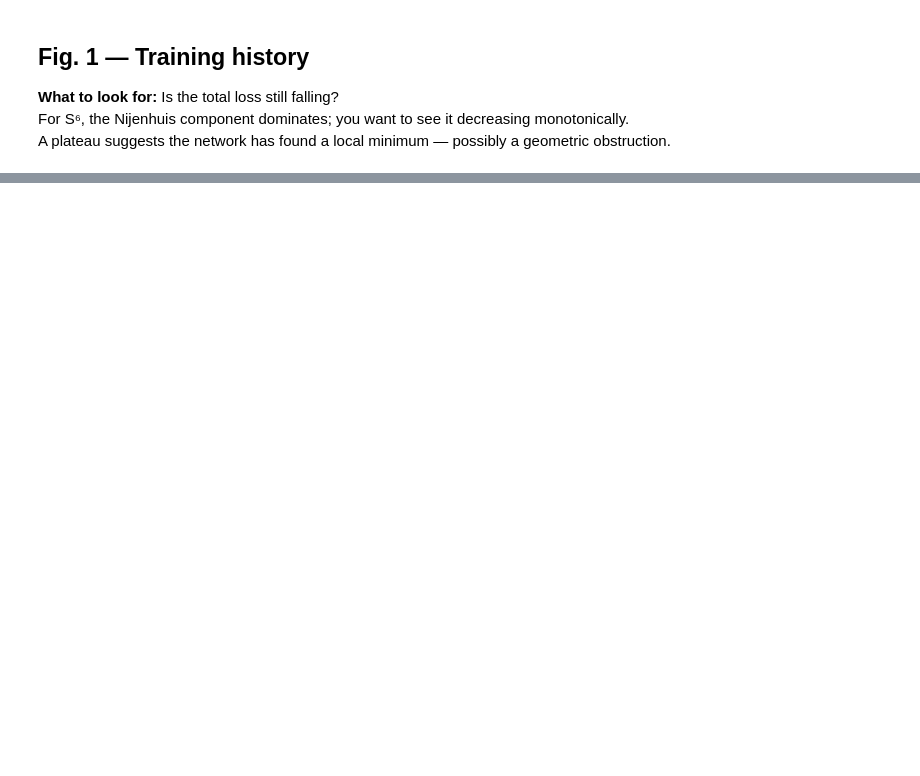
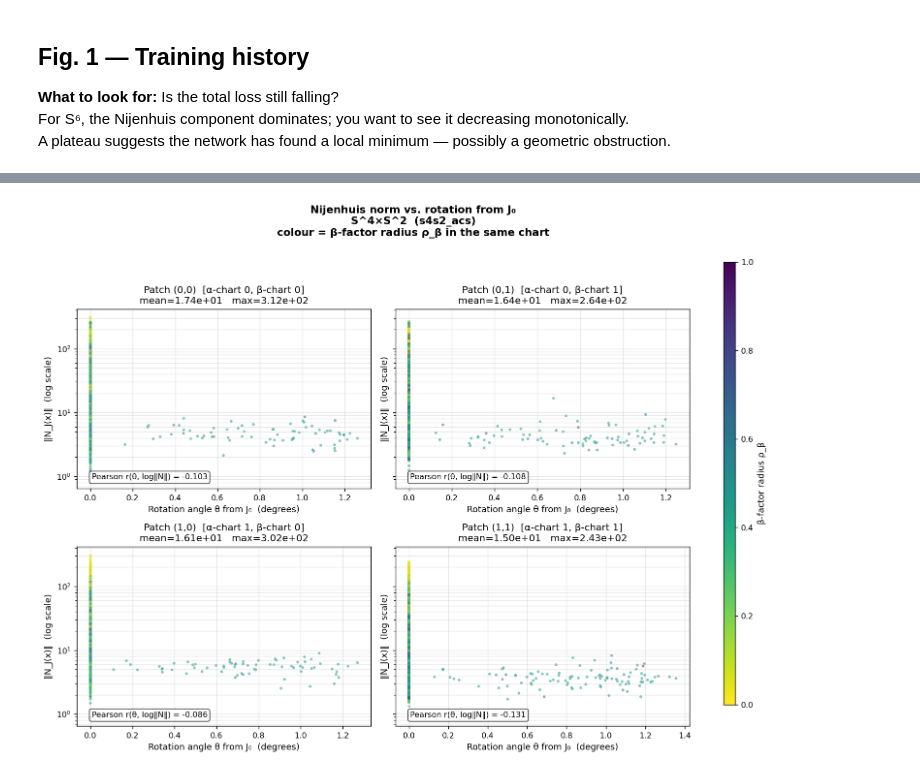
Before and after one commit to edhirst/learning-acs-cs, a Jupyter notebook: analysis_v1.ipynb, the cells around one changed output, grey strips where cells are left out. Drawn from its saved outputs; the diff is of its cells as text; code cells hidden in the pictures; blank space fills up the shorter version.

```diff
--- a/analysis_v1.ipynb
+++ b/analysis_v1.ipynb
@@ -880,0 +1501,88 @@ if DIM == 6:
+# %%
+# ── Fig. 4: Nijenhuis norm vs. rotation from J₀ ──────────────────────────────
+#
+# Layout mirrors Fig. 2 exactly:
+#   sphere:         1×2 — Patch 1 (steelblue) | Patch 2 (tomato)
+#   sphere_product: 2×2 — all four patches (i_α, i_β)
+#                   rows = α-chart index, cols = β-chart index
+#                   colour = β-factor radius ρ_β  (viridis_r, same as Fig. 2)
+# ─────────────────────────────────────────────────────────────────────────────
+
+if MANIFOLD_TYPE == 'sphere':
+    # Rotation angle for patch 2 (cheap algebra, no autograd)
+    rot_p2 = np.degrees(rotation_angle(J2_all, model.patch2.J0.to(DEVICE)))
+
+    fig, axes = plt.subplots(1, 2, figsize=(12, 4.5), sharey=True)
+    fig.suptitle(
+        f'Nijenhuis norm vs. rotation from J₀\n'
+        f'{exp["manifold_label"]}  ({exp["name"]})',
+        fontweight='bold',
+    )
+    _sphere_panels = [
+        (axes[0], rot_deg, nij_p1, 'Patch 1',  'steelblue'),
+        (axes[1], rot_p2,  nij_p2, 'Patch 2',  'tomato'),
+    ]
+    for ax, rot, nij, lbl, clr in _sphere_panels:
+        ax.scatter(rot, nij, c=clr, s=10, alpha=0.55, linewidths=0)
+        ax.set_yscale('log')
+        ax.set_xlabel('Rotation angle θ from J₀  (degrees)')
+        ax.set_ylabel('‖N_J(x)‖  (log scale)')
+        ax.set_title(f'{lbl}\nmean={nij.mean():.2e}   max={nij.max():.2e}')
+        ax.grid(True, which='both', alpha=0.3)
+        corr = np.corrcoef(rot, np.log10(nij + 1e-14))[0, 1]
+        ax.text(0.05, 0.05, f'Pearson r(θ, log‖N‖) = {corr:.3f}',
+                transform=ax.transAxes, fontsize=9,
+                bbox=dict(boxstyle='round', fc='white', alpha=0.7))
+    plt.tight_layout(rect=[0, 0, 1.0, 0.93])
+
+elif MANIFOLD_TYPE == 'sphere_product':
+    # Rotation angles for all 4 patches (cheap algebra, no autograd)
+    rot_00 = rot_deg   # already available (degrees of rot_angle_p1)
+    rot_01 = np.degrees(rotation_angle(
+        J_dict[(0, 1)], model.patches['patch_01'].J0.to(DEVICE)))
+    rot_10 = np.degrees(rotation_angle(
+        J_dict[(1, 0)], model.patches['patch_10'].J0.to(DEVICE)))
+    rot_11 = np.degrees(rotation_angle(
+        J_dict[(1, 1)], model.patches['patch_11'].J0.to(DEVICE)))
+
+    fig, axes = plt.subplots(2, 2, figsize=(12, 9), sharey=True)
+    fig.suptitle(
+        f'Nijenhuis norm vs. rotation from J₀\n'
+        f'{exp["manifold_label"]}  ({exp["name"]})\n'
+        f'colour = β-factor radius ρ_β in the same chart',
+        fontweight='bold',
+    )
+    # Same 2×2 panel ordering as Fig. 2
+    _prod_panels = [
+        (axes[0, 0], rot_00, nij_00, 'Patch (0,0)  [α-chart 0, β-chart 0]', rho_b),
+        (axes[0, 1], rot_01, nij_01, 'Patch (0,1)  [α-chart 0, β-chart 1]', rho_b2),
+        (axes[1, 0], rot_10, nij_10, 'Patch (1,0)  [α-chart 1, β-chart 0]', rho_b),
+        (axes[1, 1], rot_11, nij_11, 'Patch (1,1)  [α-chart 1, β-chart 1]', rho_b2),
+    ]
+    sc4_last = None
+    for ax, rot, nij, lbl, rho_c in _prod_panels:
+        sc4_last = ax.scatter(rot, nij,
+                              c=rho_c, cmap='viridis_r', vmin=0, vmax=1,
+                              s=10, alpha=0.55, linewidths=0)
+        ax.set_yscale('log')
+        ax.set_xlabel('Rotation angle θ from J₀  (degrees)')
+        ax.set_ylabel('‖N_J(x)‖  (log scale)')
+        ax.set_title(f'{lbl}\nmean={nij.mean():.2e}   max={nij.max():.2e}')
+        ax.grid(True, which='both', alpha=0.3)
+        corr = np.corrcoef(rot, np.log10(nij + 1e-14))[0, 1]
+        ax.text(0.05, 0.05, f'Pearson r(θ, log‖N‖) = {corr:.3f}',
+                transform=ax.transAxes, fontsize=9,
+                bbox=dict(boxstyle='round', fc='white', alpha=0.7))
+    # Manual colorbar in reserved right margin — avoids squeezing the panels
+    from matplotlib.cm import ScalarMappable
+    from matplotlib.colors import Normalize
+    _sm4 = ScalarMappable(cmap='viridis_r', norm=Normalize(0, 1))
+    _sm4.set_array([])
+    plt.tight_layout(rect=[0, 0, 0.88, 0.93])
+    cbar_ax4 = fig.add_axes([0.91, 0.10, 0.015, 0.78])
+    fig.colorbar(_sm4, cax=cbar_ax4, label='β-factor radius ρ_β')
+
+plt.savefig(exp['path'] / 'fig4_nijenhuis_vs_rotation.pdf', bbox_inches='tight')
+plt.show()
+# %% [output]
+[figure, added]
```
Also changed, not shown: parts of 29 cells of this notebook.
